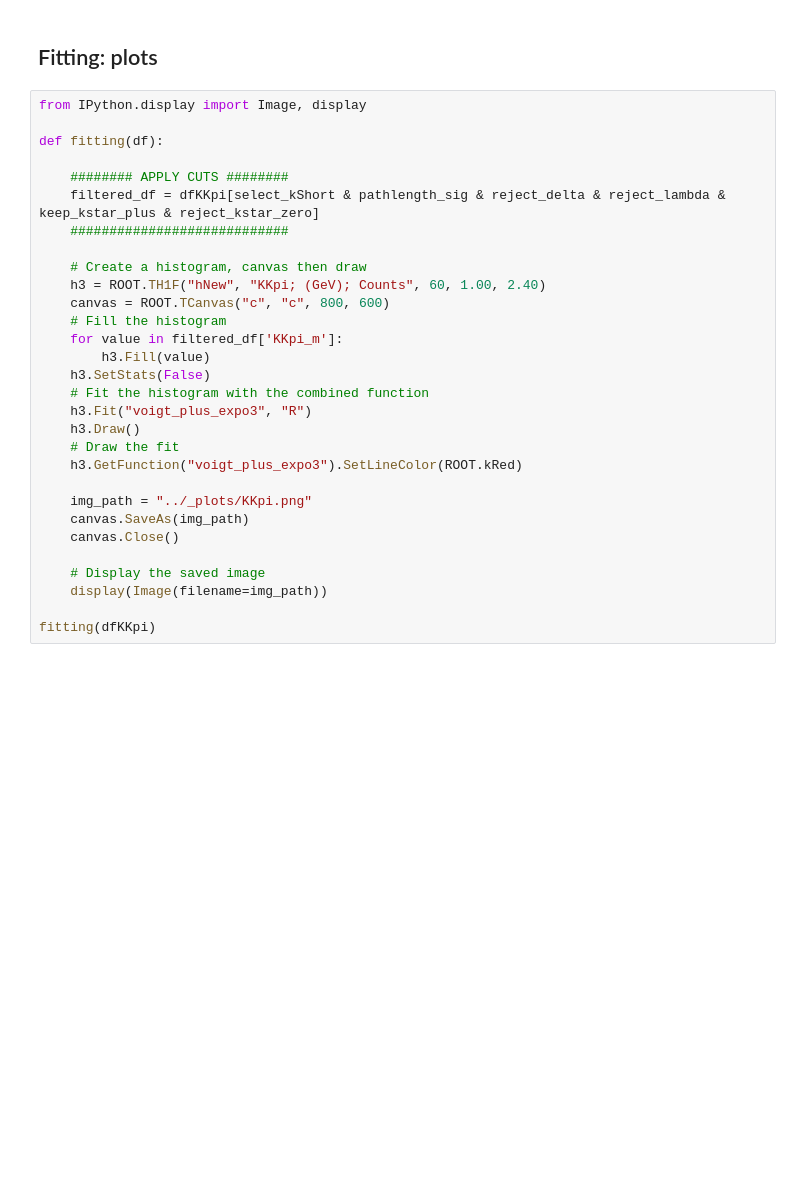
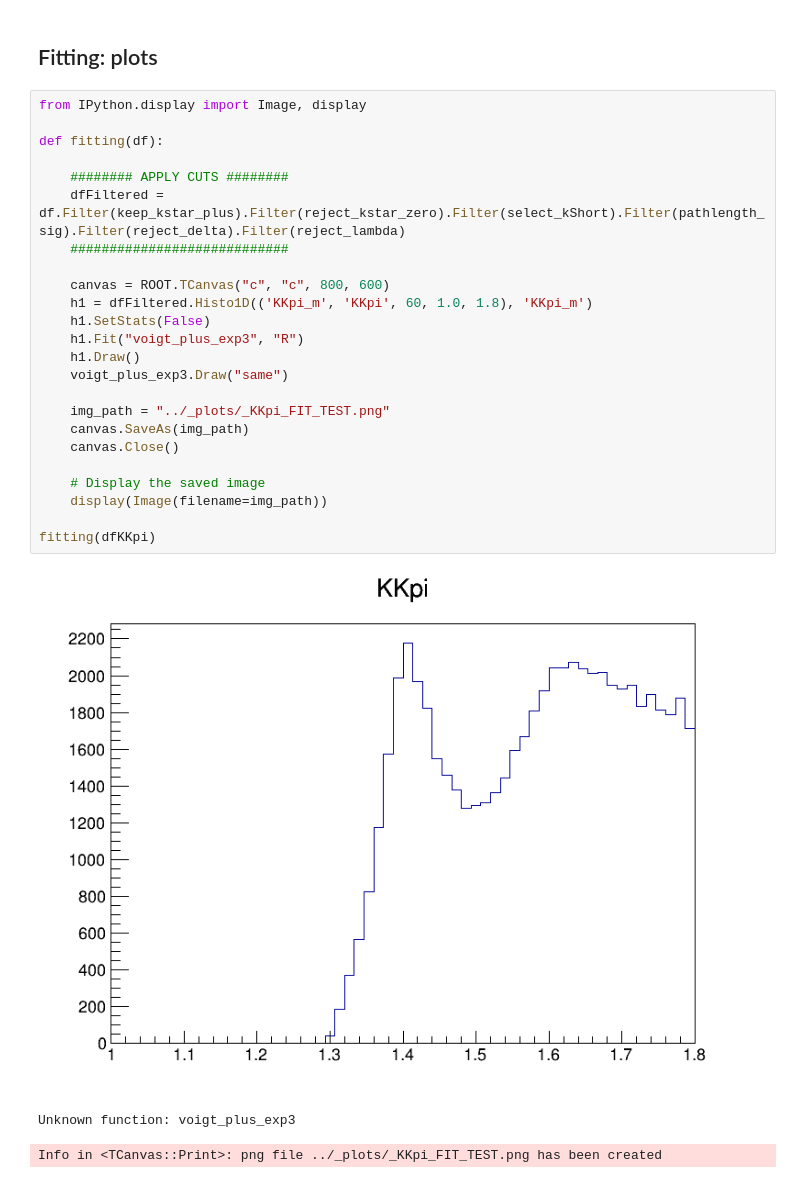
Before and after one commit to dancbart/gluex, a Jupyter notebook: analysis/KKpi_flat_bx2_analysis.ipynb, the cells around one changed output. Cells and saved outputs as stored; diff of their text form; blank space fills up the shorter version.

```diff
--- a/analysis/KKpi_flat_bx2_analysis.ipynb
+++ b/analysis/KKpi_flat_bx2_analysis.ipynb
@@ -381,30 +207,28 @@ voigt_plus_expo3.SetParameter(3, 3.81110E-06)
 # %%
 from IPython.display import Image, display
 
 def fitting(df):
 
     ######## APPLY CUTS ########
-    filtered_df = dfKKpi[select_kShort & pathlength_sig & reject_delta & reject_lambda & keep_kstar_plus & reject_kstar_zero]
+    dfFiltered = df.Filter(keep_kstar_plus).Filter(reject_kstar_zero).Filter(select_kShort).Filter(pathlength_sig).Filter(reject_delta).Filter(reject_lambda)
     ############################
 
-    # Create a histogram, canvas then draw
-    h3 = ROOT.TH1F("hNew", "KKpi; (GeV); Counts", 60, 1.00, 2.40)
     canvas = ROOT.TCanvas("c", "c", 800, 600)
-    # Fill the histogram
-    for value in filtered_df['KKpi_m']:
-        h3.Fill(value)
-    h3.SetStats(False)
-    # Fit the histogram with the combined function
-    h3.Fit("voigt_plus_expo3", "R")
-    h3.Draw()
-    # Draw the fit
-    h3.GetFunction("voigt_plus_expo3").SetLineColor(ROOT.kRed)
+    h1 = dfFiltered.Histo1D(('KKpi_m', 'KKpi', 60, 1.0, 1.8), 'KKpi_m')
+    h1.SetStats(False)
+    h1.Fit("voigt_plus_exp3", "R")
+    h1.Draw()
+    voigt_plus_exp3.Draw("same")
 
-    img_path = "../_plots/KKpi.png"
+    img_path = "../_plots/_KKpi_FIT_TEST.png"
     canvas.SaveAs(img_path)
     canvas.Close()
 
     # Display the saved image
     display(Image(filename=img_path))
 
 fitting(dfKKpi)
+# %% [output]
+[figure, added]
+Unknown function: voigt_plus_exp3
+Info in <TCanvas::Print>: png file ../_plots/_KKpi_FIT_TEST.png has been created
```
Also changed, not shown: parts of 9 cells of this notebook.
